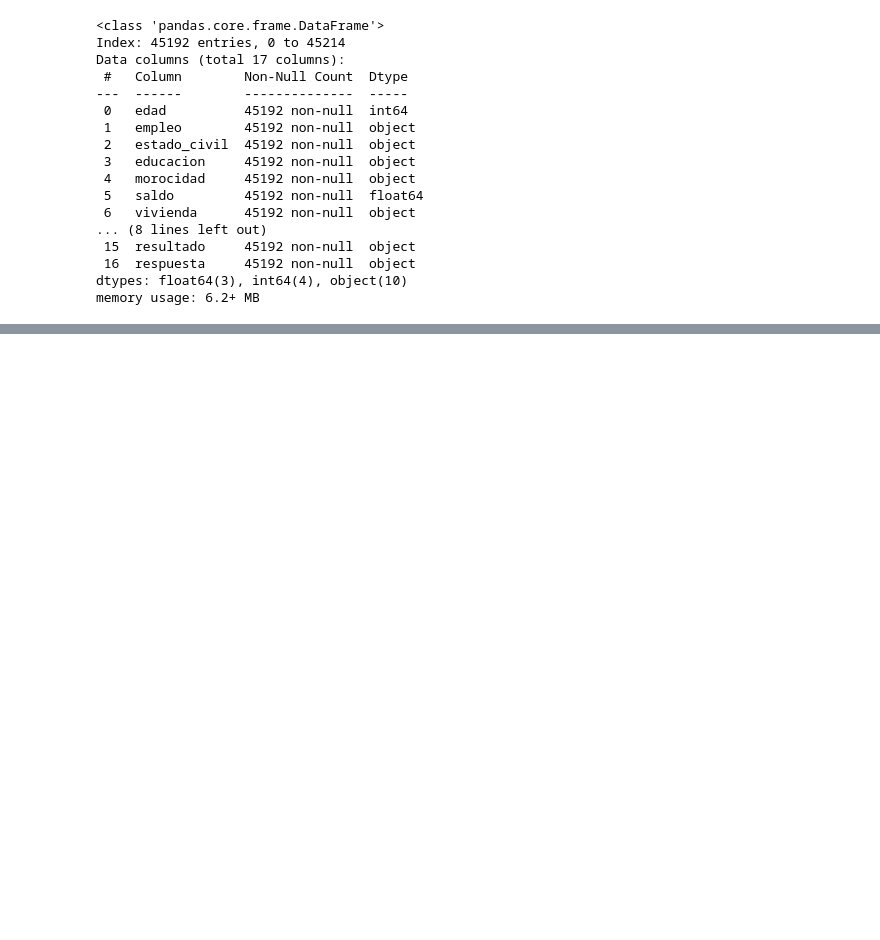
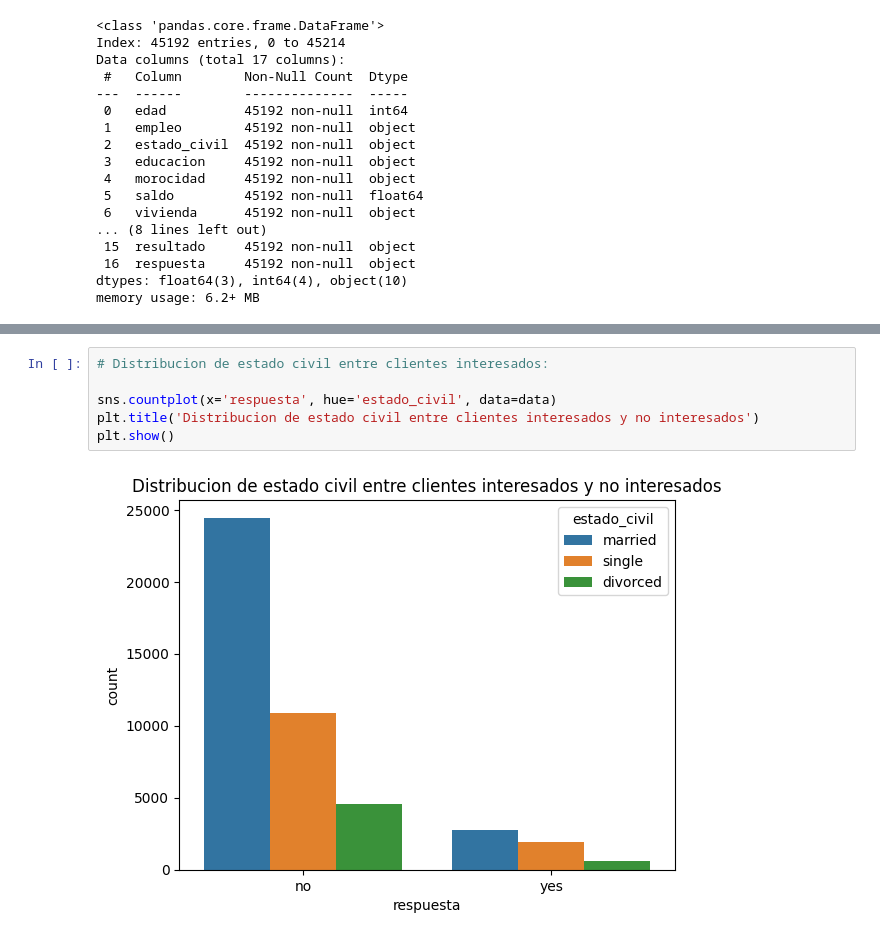
Before and after one commit to ErikaDivantoque/Talento_Tech, a Jupyter notebook: Laboratorio_1_.ipynb, the cells around one changed output, grey strips where cells are left out. Drawn from its saved outputs; the diff is of its cells as text; blank space fills up the shorter version.

```diff
--- a/Laboratorio_1_.ipynb
+++ b/Laboratorio_1_.ipynb
@@ -705,0 +723,8 @@ memory usage: 6.2+ MB
+# %%
+# Distribucion de estado civil entre clientes interesados:
+
+sns.countplot(x='respuesta', hue='estado_civil', data=data)
+plt.title('Distribucion de estado civil entre clientes interesados y no interesados')
+plt.show()
+# %% [output]
+[figure, added]
```
Also changed, not shown: parts of 11 cells of this notebook.
